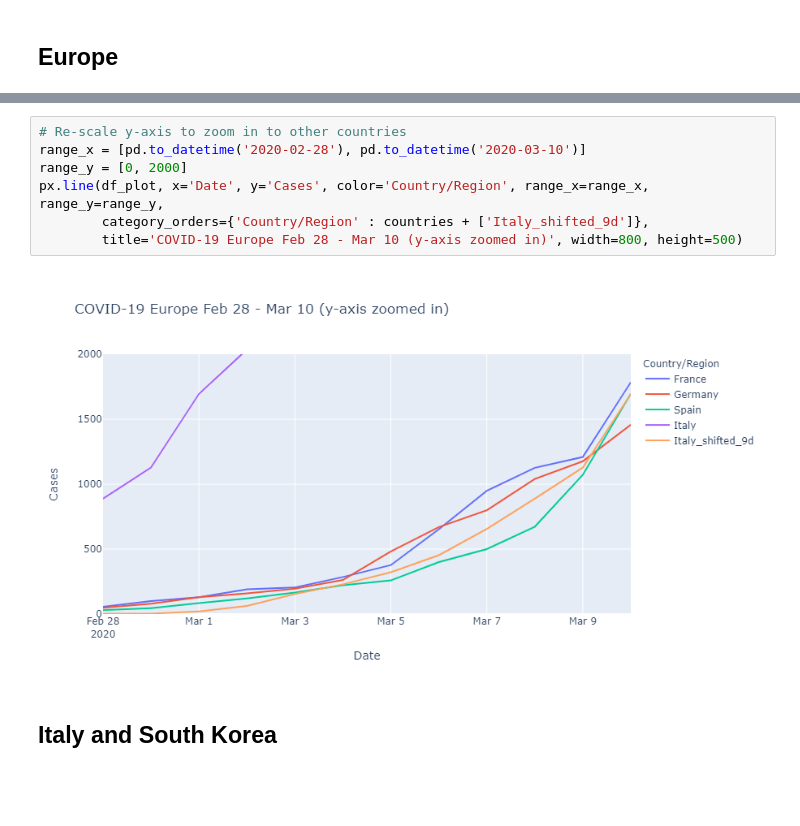
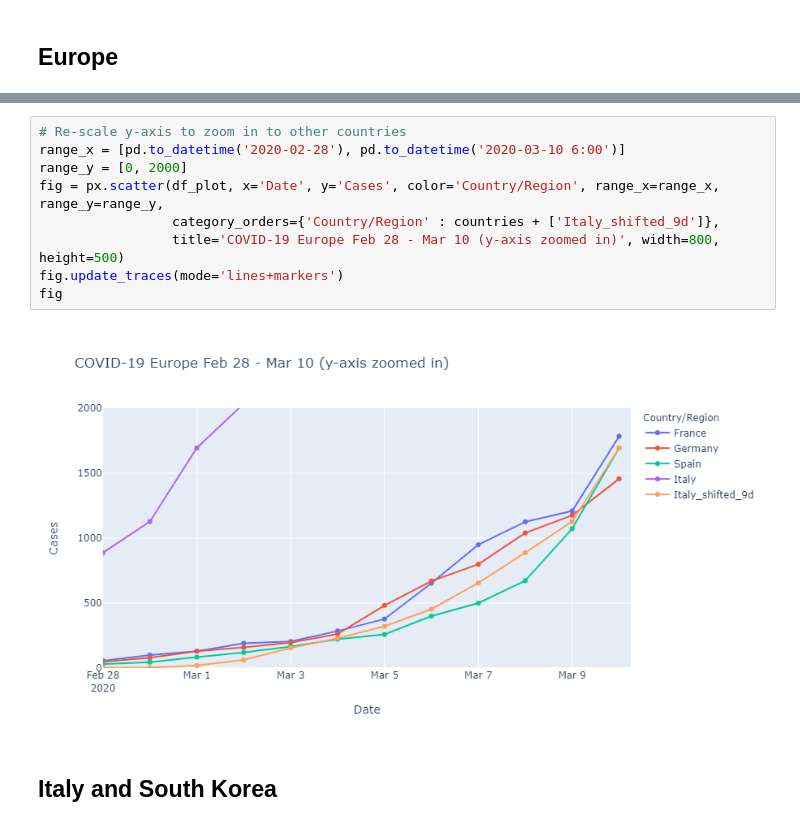
Before and after one commit to jenfly/covid-19, a Jupyter notebook: covid-19-timeseries.ipynb, the cells around one changed output, grey strips where cells are left out. Drawn from its saved outputs; the diff is of its cells as text; blank space fills up the shorter version.

Commit message:
Update plots

```diff
--- a/covid-19-timeseries.ipynb
+++ b/covid-19-timeseries.ipynb
@@ -57,12 +59,14 @@ px.line(df_plot, x='Date', y='Cases', color='Country/Region', range_x=range_x, r
 # %%
 # Re-scale y-axis to zoom in to other countries
-range_x = [pd.to_datetime('2020-02-28'), pd.to_datetime('2020-03-10')]
+range_x = [pd.to_datetime('2020-02-28'), pd.to_datetime('2020-03-10 6:00')]
 range_y = [0, 2000]
-px.line(df_plot, x='Date', y='Cases', color='Country/Region', range_x=range_x, range_y=range_y,
-        category_orders={'Country/Region' : countries + ['Italy_shifted_9d']},
-        title='COVID-19 Europe Feb 28 - Mar 10 (y-axis zoomed in)', width=800, height=500)
+fig = px.scatter(df_plot, x='Date', y='Cases', color='Country/Region', range_x=range_x, range_y=range_y,
+                 category_orders={'Country/Region' : countries + ['Italy_shifted_9d']},
+                 title='COVID-19 Europe Feb 28 - Mar 10 (y-axis zoomed in)', width=800, height=500)
+fig.update_traces(mode='lines+markers')
+fig
 # %% [output]
-[figure, old version]
+[figure, new version]
 # %% [markdown]
 ## Italy and South Korea
 # %%
```
Also changed, not shown: parts of 2 cells of this notebook.
